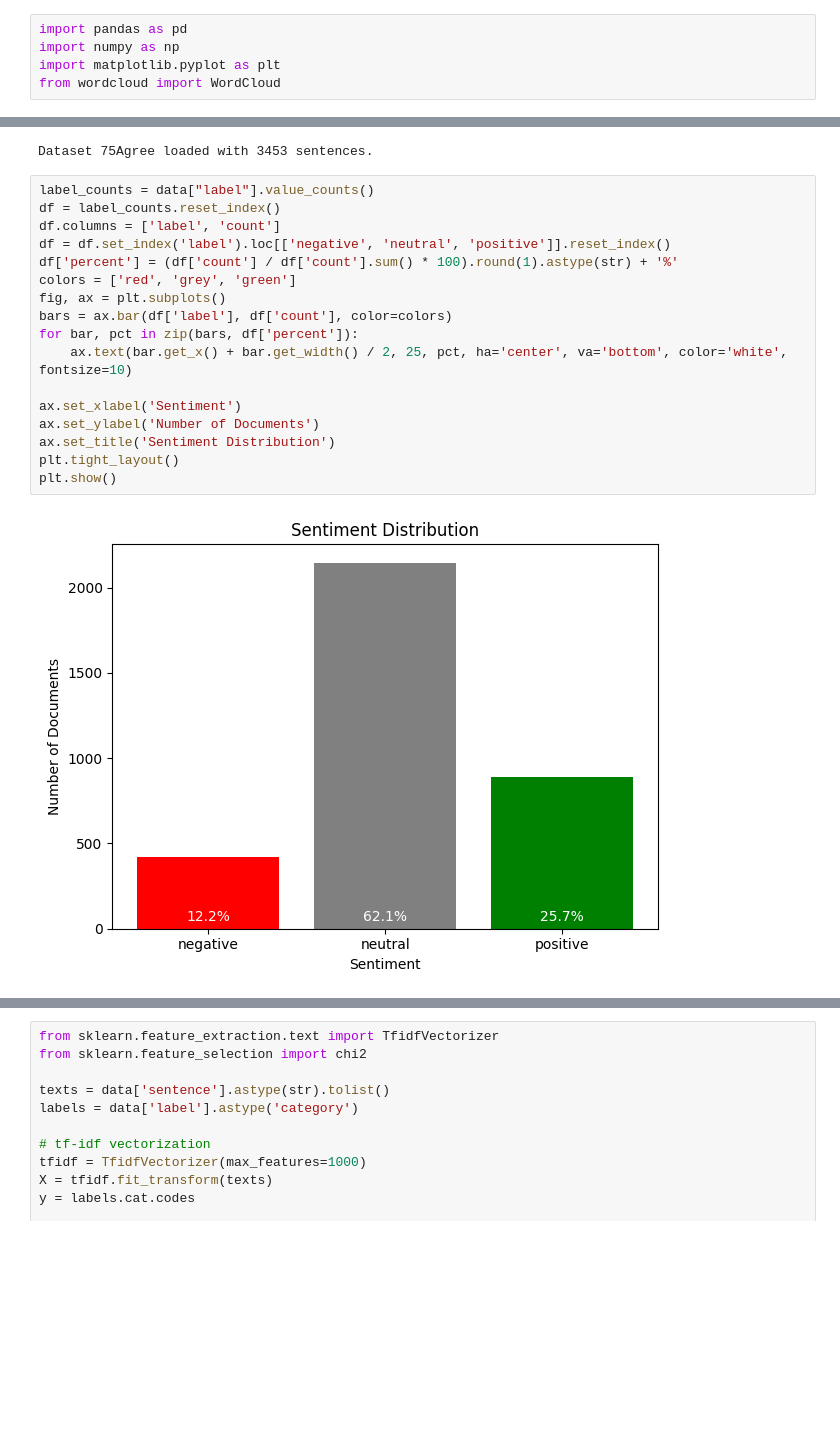
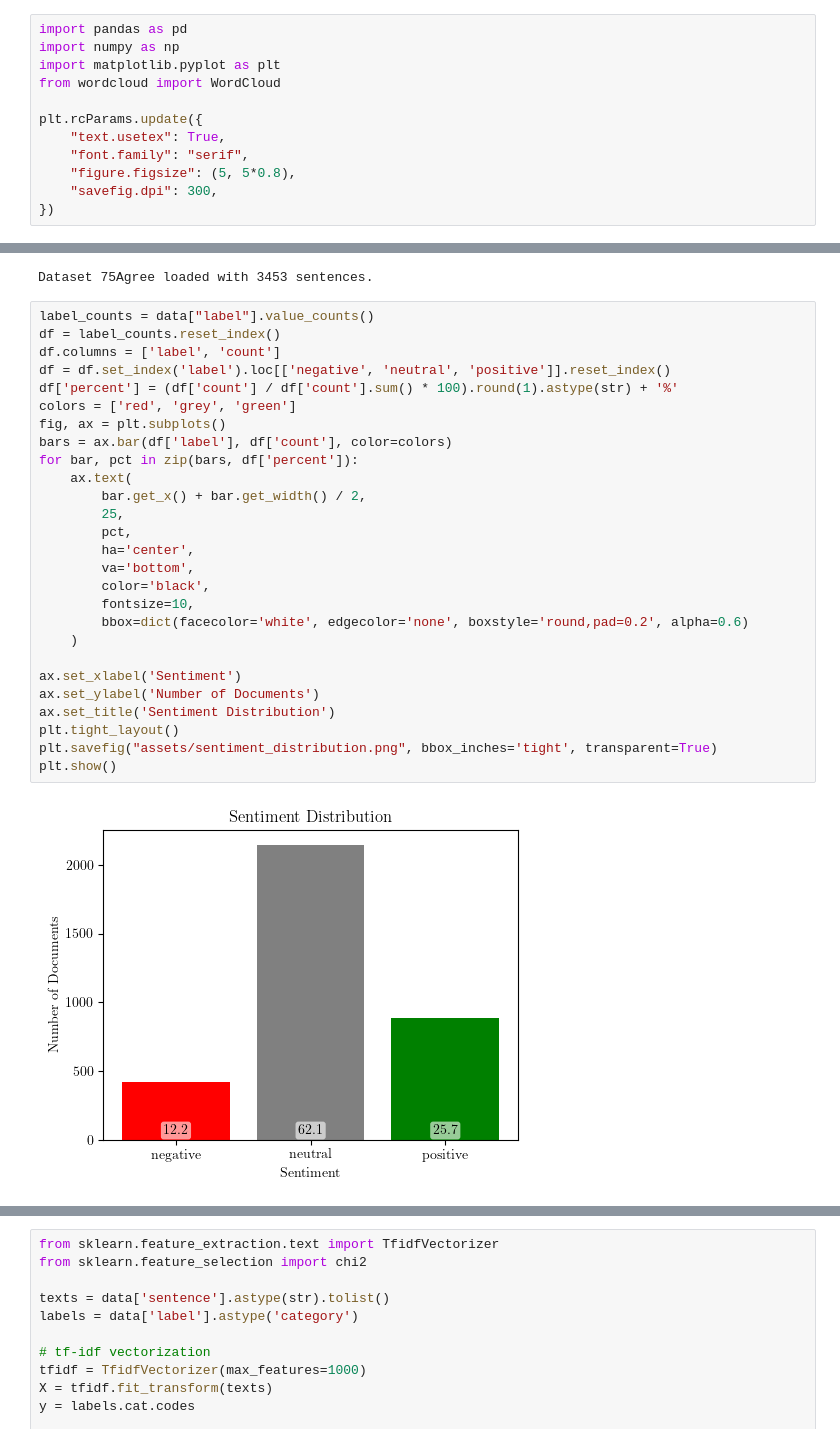
Before and after one commit to Hugoverissimo21/finphrasebank-sentiment, a Jupyter notebook: data EDA.ipynb, the cells around one changed output, grey strips where cells are left out. Drawn from its saved outputs; the diff is of its cells as text; blank space fills up the shorter version.

```diff
--- a/data EDA.ipynb
+++ b/data EDA.ipynb
@@ -9,6 +9,13 @@ import pandas as pd
 import numpy as np
 import matplotlib.pyplot as plt
 from wordcloud import WordCloud
+
+plt.rcParams.update({
+    "text.usetex": True,
+    "font.family": "serif",
+    "figure.figsize": (5, 5*0.8),
+    "savefig.dpi": 300,
+})
 # %%
 def load_financial_phrasebank(filepath):
     data = []
@@ -109,22 +134,32 @@ Dataset 75Agree loaded with 3453 sentences.
 # %%
 label_counts = data["label"].value_counts()
 df = label_counts.reset_index()
 df.columns = ['label', 'count']
 df = df.set_index('label').loc[['negative', 'neutral', 'positive']].reset_index()
 df['percent'] = (df['count'] / df['count'].sum() * 100).round(1).astype(str) + '%'
 colors = ['red', 'grey', 'green']
 fig, ax = plt.subplots()
 bars = ax.bar(df['label'], df['count'], color=colors)
 for bar, pct in zip(bars, df['percent']):
-    ax.text(bar.get_x() + bar.get_width() / 2, 25, pct, ha='center', va='bottom', color='white', fontsize=10)
+    ax.text(
+        bar.get_x() + bar.get_width() / 2,
+        25,
+        pct,
+        ha='center',
+        va='bottom',
+        color='black',
+        fontsize=10,
+        bbox=dict(facecolor='white', edgecolor='none', boxstyle='round,pad=0.2', alpha=0.6)
+    )
 
 ax.set_xlabel('Sentiment')
 ax.set_ylabel('Number of Documents')
 ax.set_title('Sentiment Distribution')
 plt.tight_layout()
+plt.savefig("assets/sentiment_distribution.png", bbox_inches='tight', transparent=True)
 plt.show()
 # %% [output]
-[figure, old version]
+[figure, new version]
 # %%
 word_counts = data["sentence"].astype(str).apply(lambda x: len(x.split()))
 
```
Also changed, not shown: parts of 3 cells of this notebook, 8 other files.
